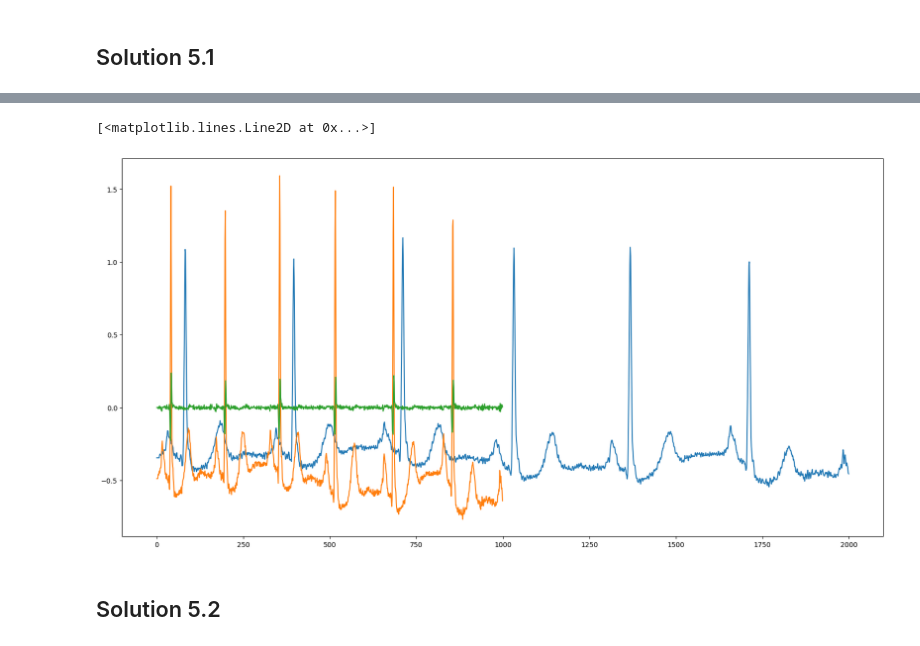
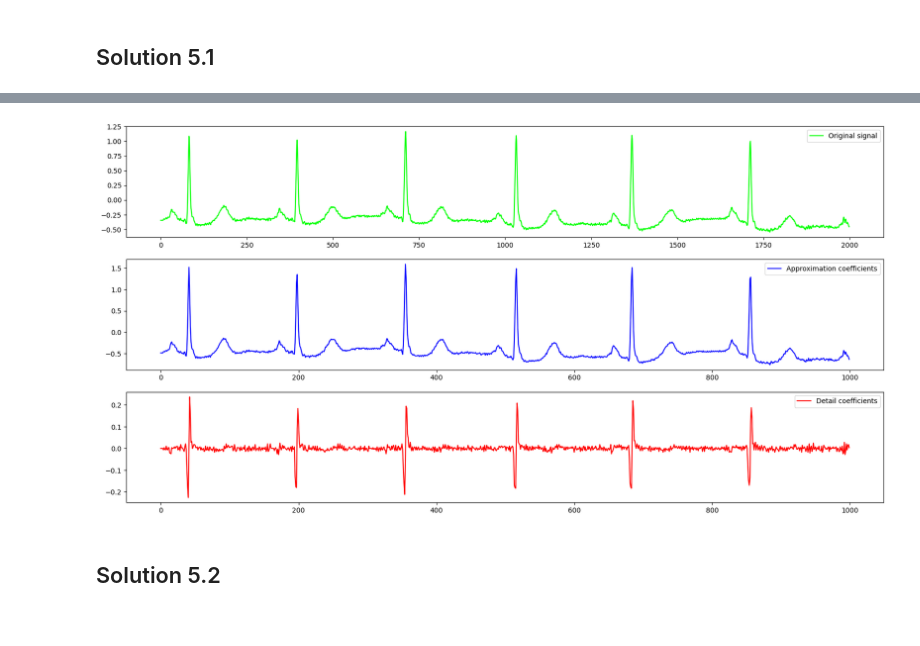
Before and after one commit to raphrb2/ML4Biomedical, a Jupyter notebook: ECG_classification_exercices.ipynb, the cells around one changed output, grey strips where cells are left out. Saved outputs shown, nothing was run; the diff lists cells and outputs as text; code cells hidden in the pictures.

```diff
--- a/ECG_classification_exercices.ipynb
+++ b/ECG_classification_exercices.ipynb
@@ -280,13 +278,14 @@ plt.show()
-# %%
-# plot the 3 signals on the same figure
-
-
-plt.plot(signal_arr)
-plt.plot(cA)
-plt.plot(cD)
-# %% [output]
-[<matplotlib.lines.Line2D at 0x...>]
-[figure, removed]
+# %%
+fig, ax = plt.subplots(3, figsize=(20,10))
+ax[0].plot(signals, label="Original signal",color=(0,1,0))
+ax[0].legend()
+ax[1].plot(cA, label="Approximation coefficients",color=(0,0,1))
+ax[1].legend()
+ax[2].plot(cD, label="Detail coefficients",color=(1,0,0))
+plt.legend()
+plt.show()
+# %% [output]
+[figure, added]
 # %% [markdown]
 ## Solution 5.2
 # %%
```
Also changed, not shown: parts of 8 cells of this notebook, 3 other files.
